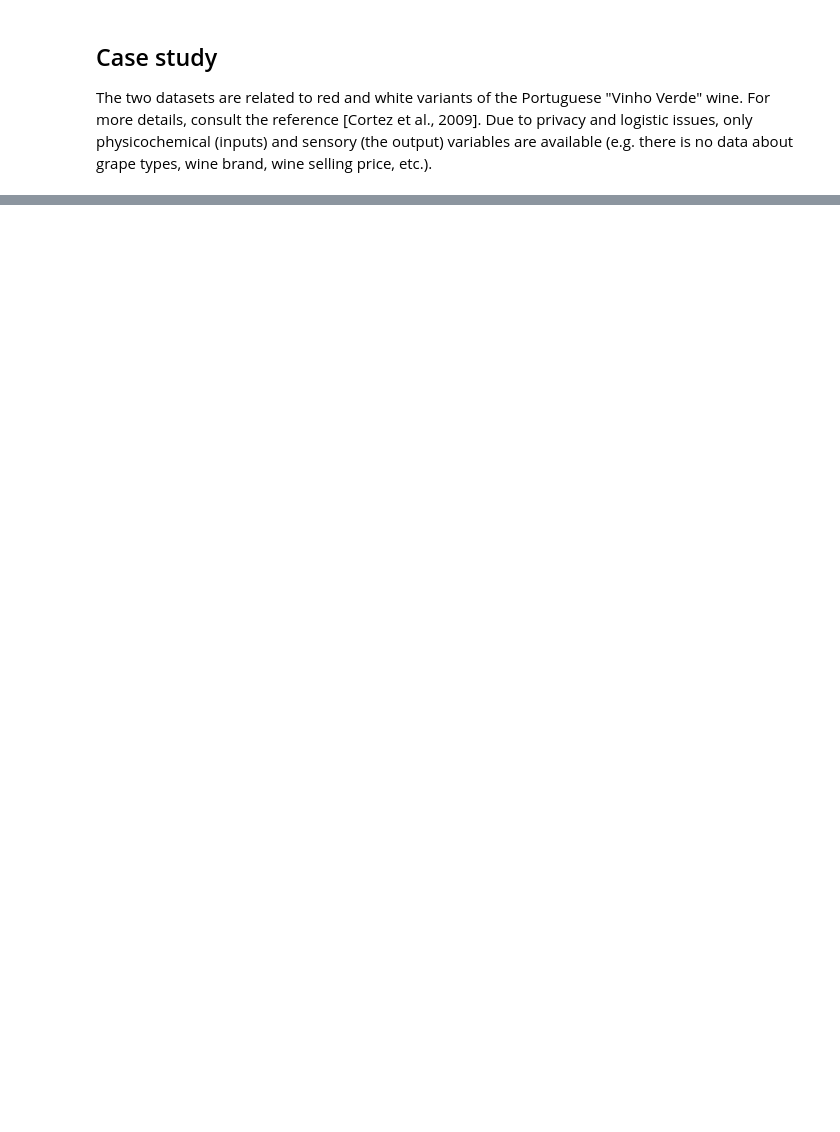
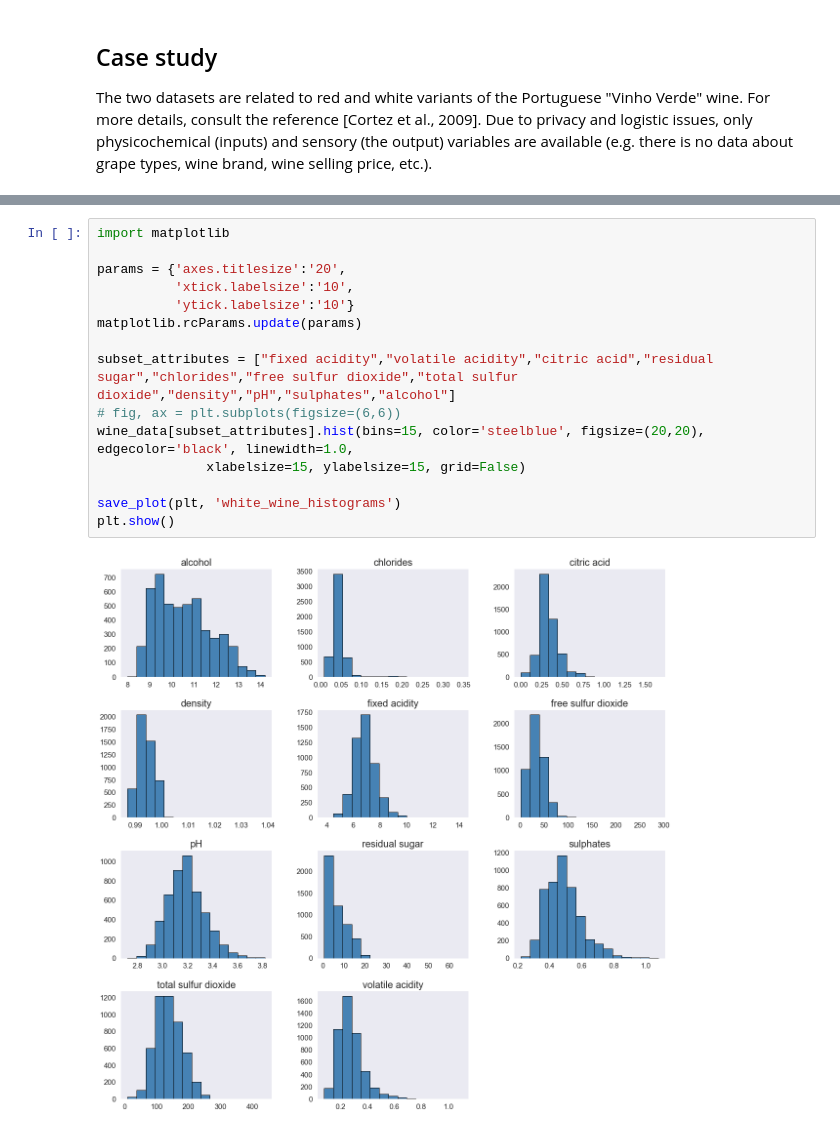
Before and after one commit to jakub-tomczak/WineQuality, a Jupyter notebook: notebooks/case_study.ipynb, the cells around one changed output, grey strips where cells are left out. Saved outputs shown, nothing was run; the diff lists cells and outputs as text; blank space fills up the shorter version.

```diff
--- a/notebooks/case_study.ipynb
+++ b/notebooks/case_study.ipynb
@@ -153,0 +246,17 @@ to
+# %%
+import matplotlib
+
+params = {'axes.titlesize':'20',
+          'xtick.labelsize':'10',
+          'ytick.labelsize':'10'}
+matplotlib.rcParams.update(params)
+
+subset_attributes = ["fixed acidity","volatile acidity","citric acid","residual sugar","chlorides","free sulfur dioxide","total sulfur dioxide","density","pH","sulphates","alcohol"]
+# fig, ax = plt.subplots(figsize=(6,6))
+wine_data[subset_attributes].hist(bins=15, color='steelblue', figsize=(20,20), edgecolor='black', linewidth=1.0,
+              xlabelsize=15, ylabelsize=15, grid=False)
+
+save_plot(plt, 'white_wine_histograms')
+plt.show()
+# %% [output]
+[figure, added]
```
Also changed, not shown: parts of 54 cells of this notebook.
